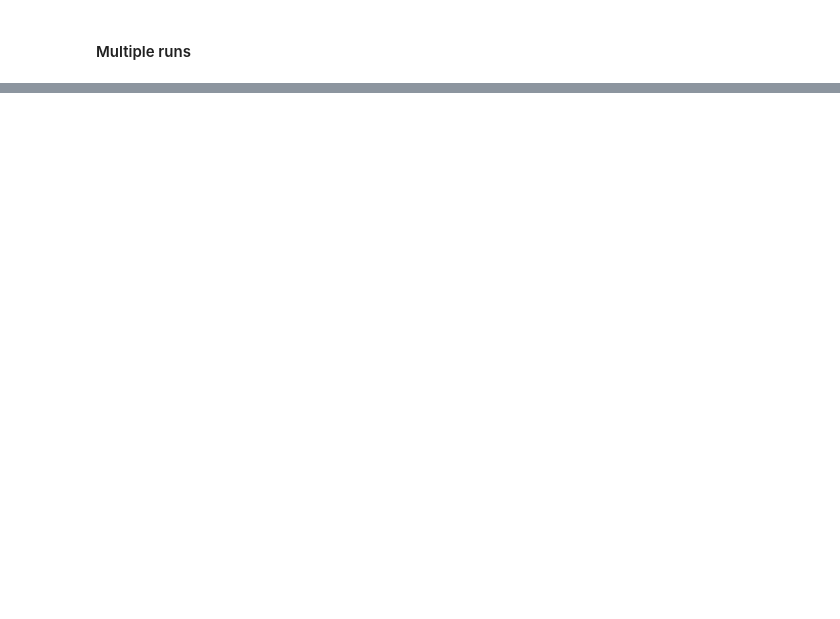
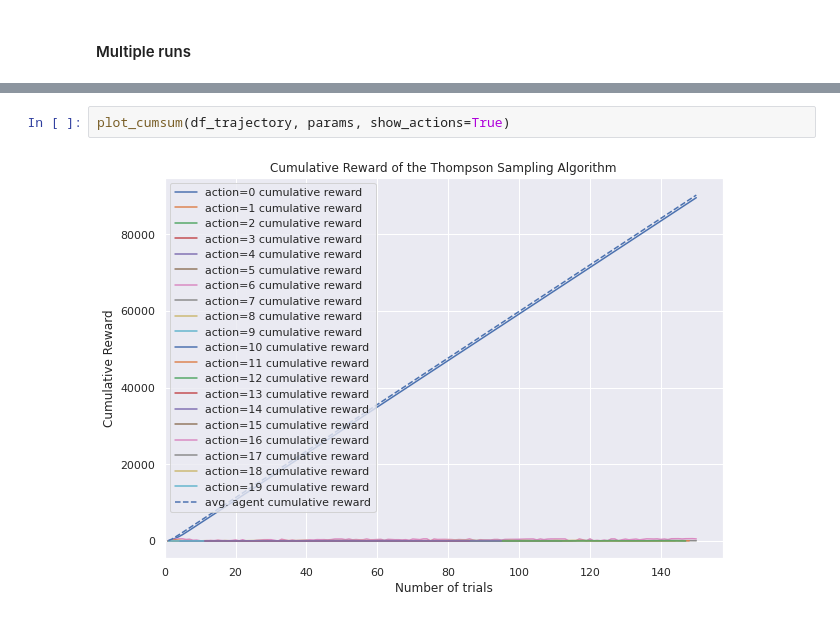
Before and after one commit to pstanisl/mlprague-2021, a Jupyter notebook: MAB_movielens_thompson.ipynb, the cells around one changed output, grey strips where cells are left out. Drawn from its saved outputs; the diff is of its cells as text; blank space fills up the shorter version.

```diff
--- a/MAB_movielens_thompson.ipynb
+++ b/MAB_movielens_thompson.ipynb
@@ -371,0 +405,4 @@ plot_actions(df_trajectory)
+# %%
+plot_cumsum(df_trajectory, params, show_actions=True)
+# %% [output]
+[figure, added]
```
Also changed, not shown: parts of 18 cells of this notebook.
